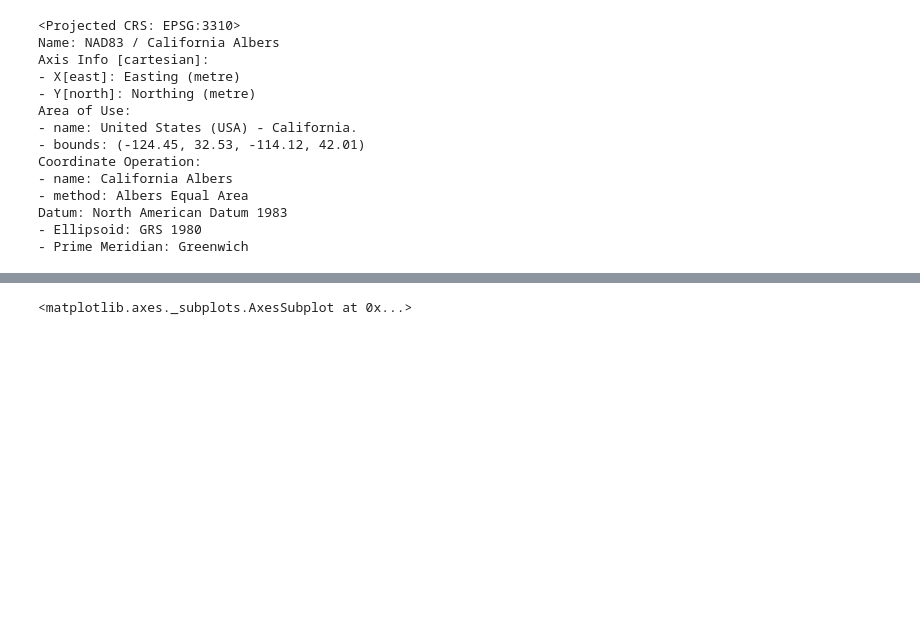
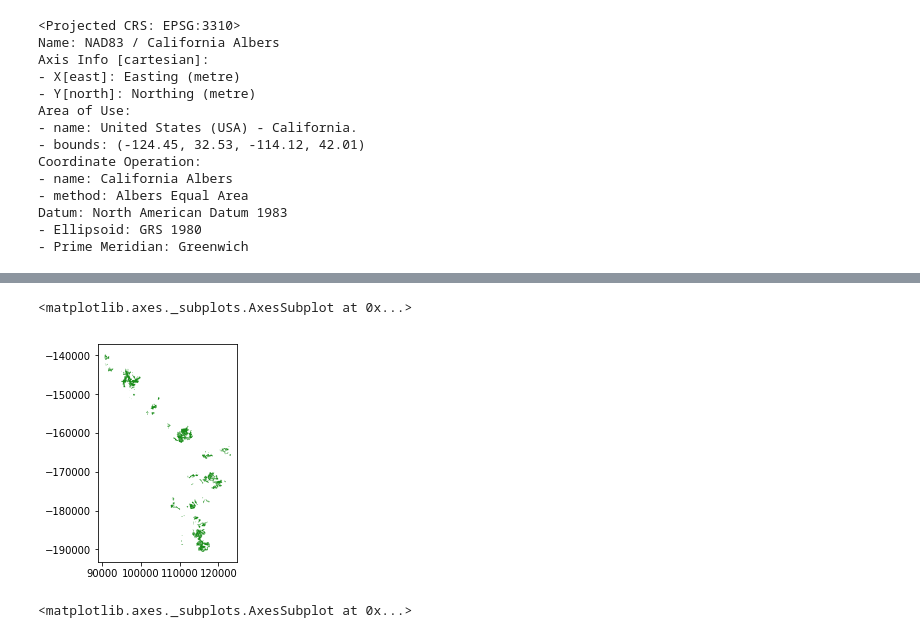
Before and after one commit to ShuonanChen/ML-Climate-Project-Template-Fall2022, a Jupyter notebook: resources/notebooks/check_data.ipynb, the cells around one changed output, grey strips where cells are left out. Saved outputs shown, nothing was run; the diff lists cells and outputs as text; code cells hidden in the pictures; blank space fills up the shorter version.

```diff
--- a/resources/notebooks/check_data.ipynb
+++ b/resources/notebooks/check_data.ipynb
@@ -129,3 +173,8 @@ Datum: North American Datum 1983
+# %%
+seq_map.plot(alpha=0.9, color="green")
+# %% [output]
+<matplotlib.axes._subplots.AxesSubplot at 0x...>
+[figure, added]
 # %%
 fig, ax = plt.subplots(figsize=(15, 15))
 fire21_1.plot(ax=ax, alpha=0.7, color="red")
```
Also changed, not shown: parts of 5 cells of this notebook.
